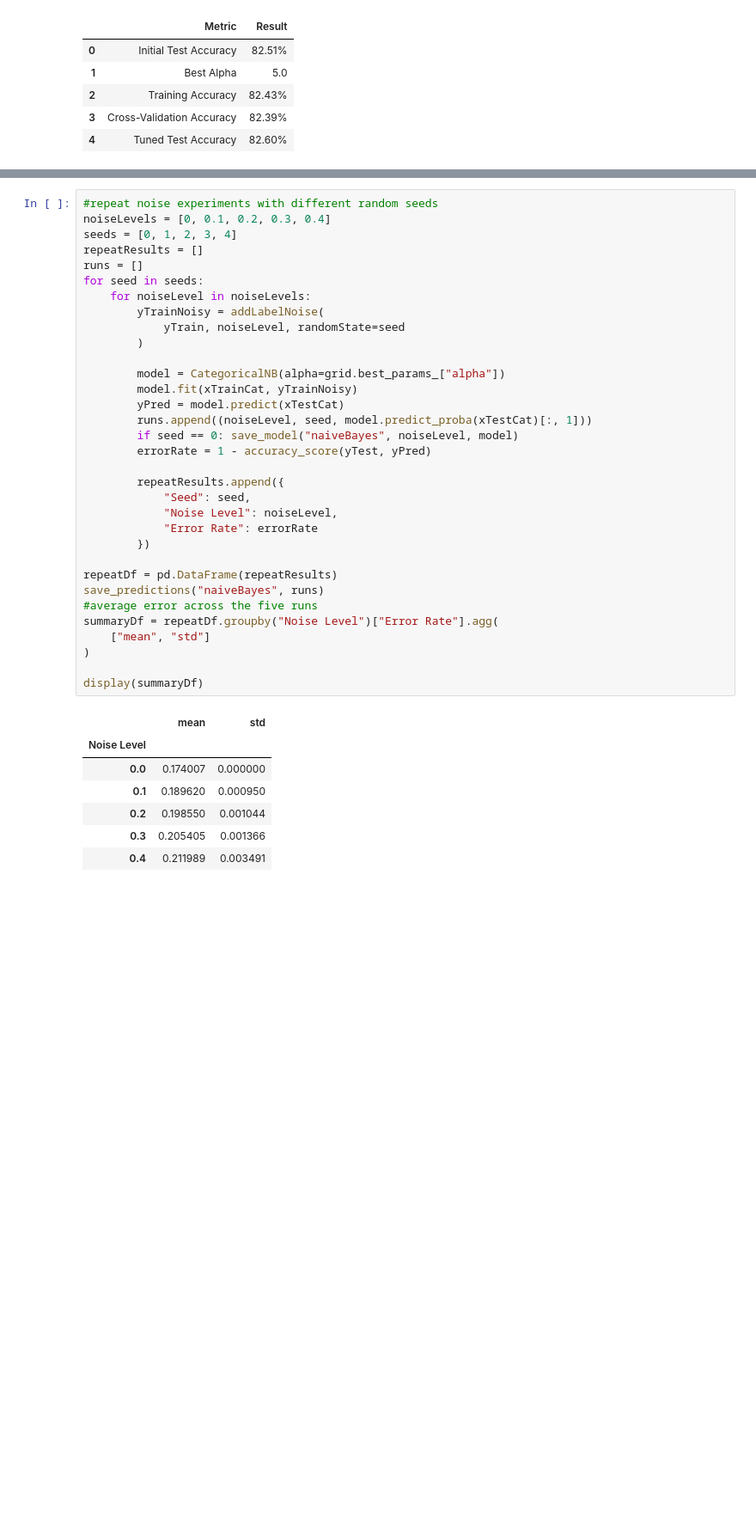
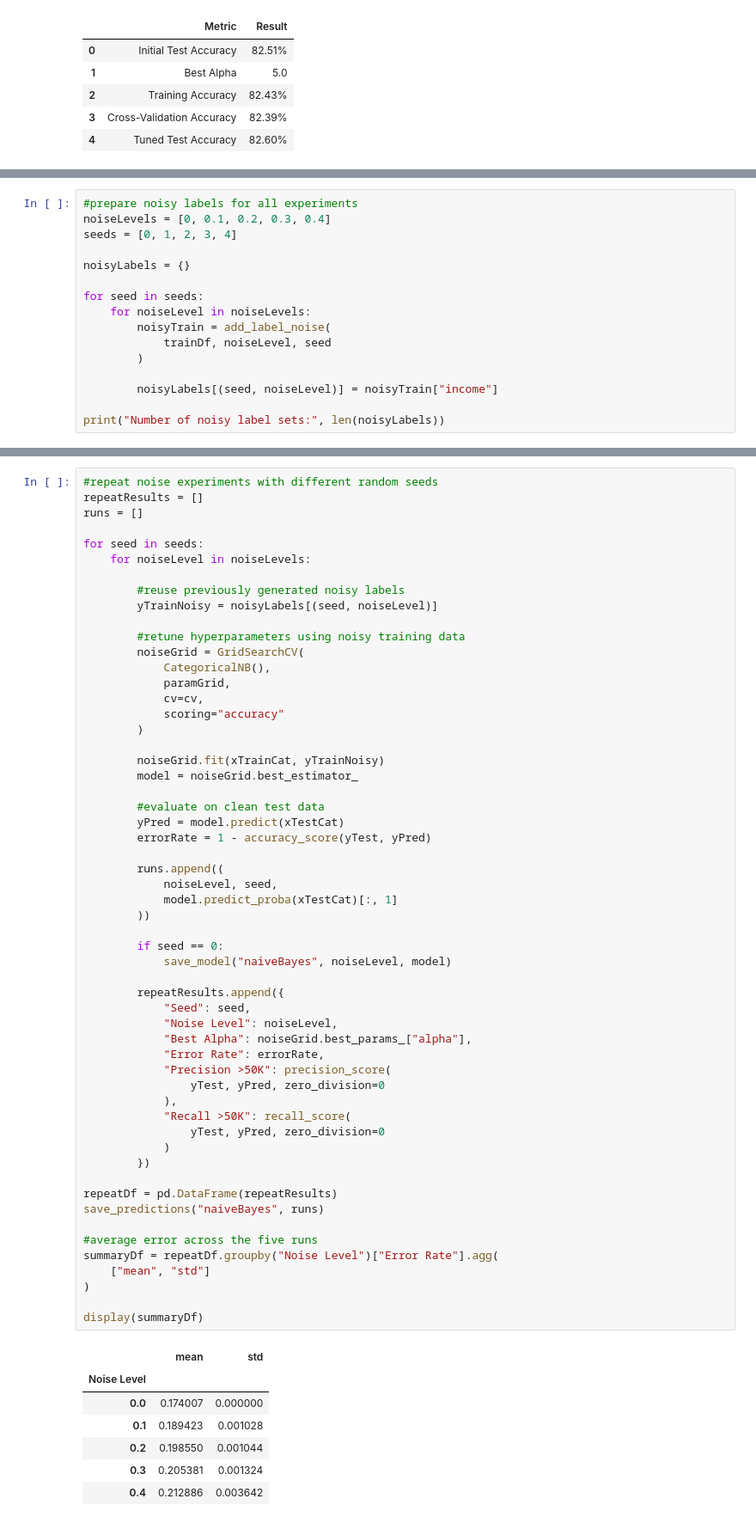
Before and after one commit to millieorellana/ECS171GroupProject, a Jupyter notebook: naiveBayes.ipynb, the cells around one changed output, grey strips where cells are left out. Shown at 86% size. Saved outputs shown, nothing was run; the diff lists cells and outputs as text; blank space fills up the shorter version.

```diff
--- a/naiveBayes.ipynb
+++ b/naiveBayes.ipynb
@@ -192,0 +189,16 @@ def addLabelNoise(y, noiseLevel, randomState=42):
+# %%
+#prepare noisy labels for all experiments
+noiseLevels = [0, 0.1, 0.2, 0.3, 0.4]
+seeds = [0, 1, 2, 3, 4]
+
+noisyLabels = {}
+
+for seed in seeds:
+    for noiseLevel in noiseLevels:
+        noisyTrain = add_label_noise(
+            trainDf, noiseLevel, seed
+        )
+
+        noisyLabels[(seed, noiseLevel)] = noisyTrain["income"]
+
+print("Number of noisy label sets:", len(noisyLabels))
@@ -193,41 +207,64 @@ def addLabelNoise(y, noiseLevel, randomState=42):
 # %%
 #repeat noise experiments with different random seeds
-noiseLevels = [0, 0.1, 0.2, 0.3, 0.4]
-seeds = [0, 1, 2, 3, 4]
 repeatResults = []
 runs = []
+
 for seed in seeds:
     for noiseLevel in noiseLevels:
-        yTrainNoisy = addLabelNoise(
-            yTrain, noiseLevel, randomState=seed
+
+        #reuse previously generated noisy labels
+        yTrainNoisy = noisyLabels[(seed, noiseLevel)]
+
+        #retune hyperparameters using noisy training data
+        noiseGrid = GridSearchCV(
+            CategoricalNB(),
+            paramGrid,
+            cv=cv,
+            scoring="accuracy"
         )
 
-        model = CategoricalNB(alpha=grid.best_params_["alpha"])
-        model.fit(xTrainCat, yTrainNoisy)
+        noiseGrid.fit(xTrainCat, yTrainNoisy)
+        model = noiseGrid.best_estimator_
+
+        #evaluate on clean test data
         yPred = model.predict(xTestCat)
-        runs.append((noiseLevel, seed, model.predict_proba(xTestCat)[:, 1]))
-        if seed == 0: save_model("naiveBayes", noiseLevel, model)
         errorRate = 1 - accuracy_score(yTest, yPred)
+
+        runs.append((
+            noiseLevel, seed,
+            model.predict_proba(xTestCat)[:, 1]
+        ))
+
+        if seed == 0:
+            save_model("naiveBayes", noiseLevel, model)
 
         repeatResults.append({
             "Seed": seed,
             "Noise Level": noiseLevel,
-            "Error Rate": errorRate
+            "Best Alpha": noiseGrid.best_params_["alpha"],
+            "Error Rate": errorRate,
+            "Precision >50K": precision_score(
+                yTest, yPred, zero_division=0
+            ),
+            "Recall >50K": recall_score(
+                yTest, yPred, zero_division=0
+            )
         })
 
 repeatDf = pd.DataFrame(repeatResults)
 save_predictions("naiveBayes", runs)
+
 #average error across the five runs
 summaryDf = repeatDf.groupby("Noise Level")["Error Rate"].agg(
     ["mean", "std"]
 )
 
 display(summaryDf)
 # %% [output]
 |  | mean | std |
 | Noise Level |  |  |
 | 0.0 | 0.174007 | 0.000000 |
-| 0.1 | 0.189620 | 0.000950 |
+| 0.1 | 0.189423 | 0.001028 |
 | 0.2 | 0.198550 | 0.001044 |
-| 0.3 | 0.205405 | 0.001366 |
-| 0.4 | 0.211989 | 0.003491 |
+| 0.3 | 0.205381 | 0.001324 |
+| 0.4 | 0.212886 | 0.003642 |
```
Also changed, not shown: parts of 16 cells of this notebook, 2 other files.
